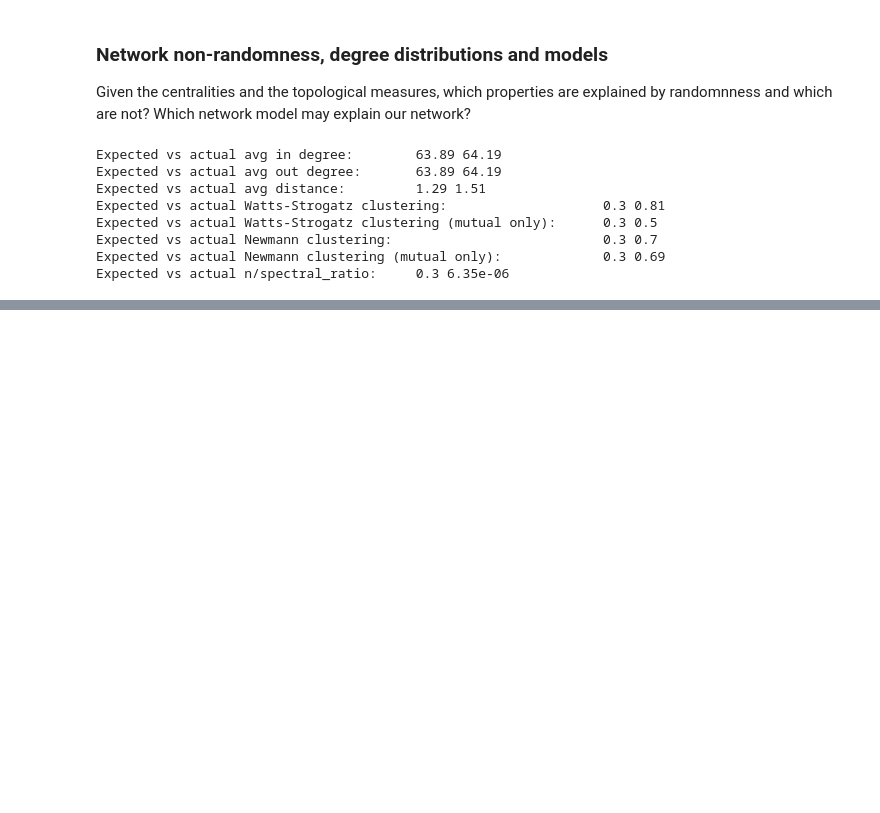
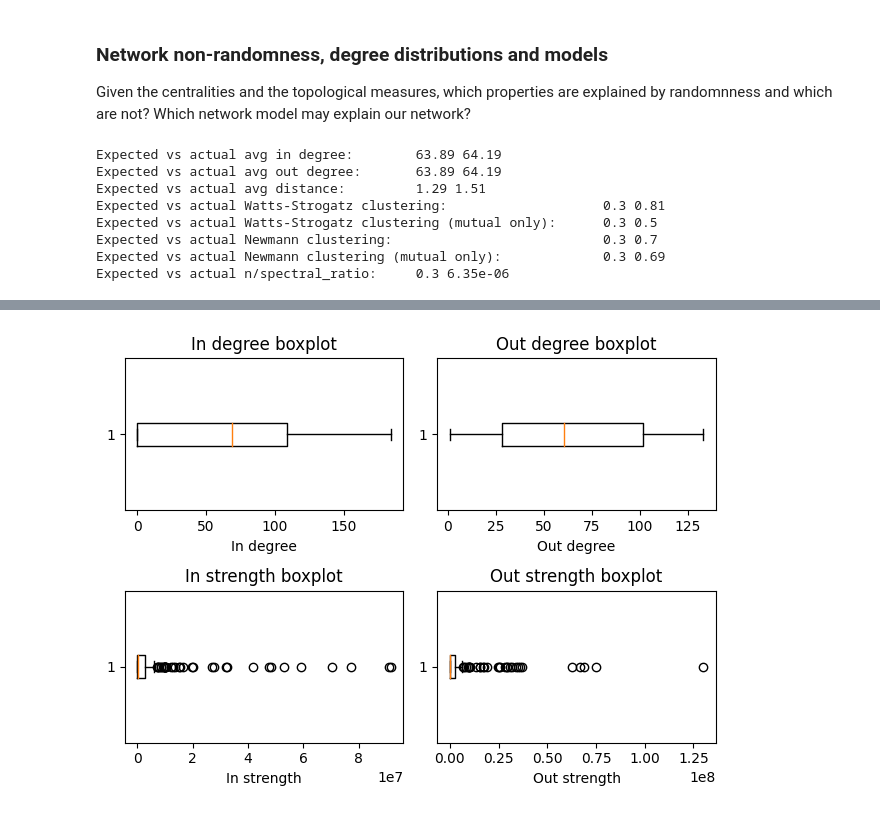
Before and after one commit to emanuelena49/fao-trade-network-analysis, a Jupyter notebook: fao_trade.ipynb, the cells around one changed output, grey strips where cells are left out. Saved outputs shown, nothing was run; the diff lists cells and outputs as text; code cells hidden in the pictures; blank space fills up the shorter version.

```diff
--- a/fao_trade.ipynb
+++ b/fao_trade.ipynb
@@ -807,0 +814,32 @@ histogram_out_strenght.plot_all(loglog_scale=True)
+# %%
+# display also some boxplots
+
+plt.subplot(2, 2, 1)
+plt.title("In degree boxplot")
+plt.xlabel("In degree")
+plt.boxplot(histogram_in_degree.values, vert=False)
+plt.tight_layout()
+
+plt.subplot(2, 2, 2)
+plt.title("Out degree boxplot")
+plt.xlabel("Out degree")
+plt.boxplot(histogram_out_degree.values, vert=False)
+plt.tight_layout()
+
+
+plt.subplot(2, 2, 3)
+plt.title("In strength boxplot")
+plt.xlabel("In strength")
+plt.boxplot(histogram_in_strength.values, vert=False)
+plt.tight_layout()
+
+
+plt.subplot(2, 2, 4)
+plt.title("Out strength boxplot")
+plt.xlabel("Out strength")
+plt.boxplot(histogram_out_strength.values, vert=False)
+plt.tight_layout()
+
+plt.show()
+# %% [output]
+[figure, added]
```
Also changed, not shown: parts of 12 cells of this notebook.
